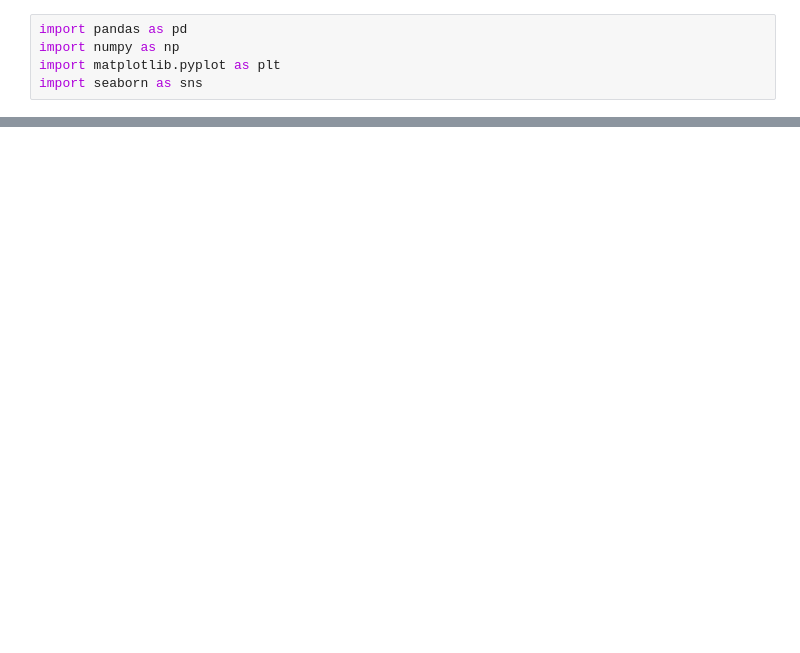
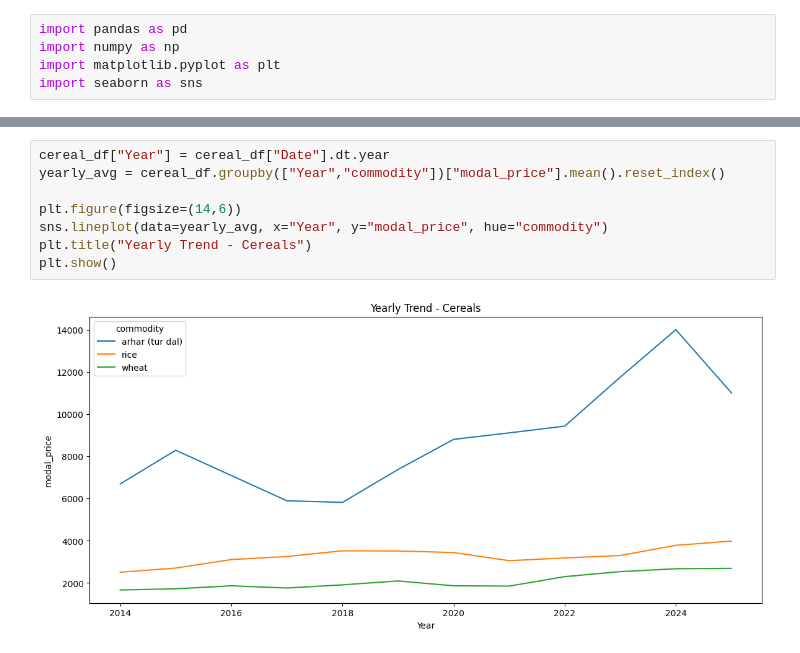
Before and after one commit to rajkarma16/Agri-Hotri_Price_Prediction, a Jupyter notebook: Data_Processing/plots.ipynb, the cells around one changed output, grey strips where cells are left out. Drawn from its saved outputs; the diff is of its cells as text; blank space fills up the shorter version.

```diff
--- a/Data_Processing/plots.ipynb
+++ b/Data_Processing/plots.ipynb
@@ -10,0 +86,10 @@ FileNotFoundError: [Errno 2] No such file or directory: 'Data\\Cereal_Final.csv'
+# %%
+cereal_df["Year"] = cereal_df["Date"].dt.year
+yearly_avg = cereal_df.groupby(["Year","commodity"])["modal_price"].mean().reset_index()
+
+plt.figure(figsize=(14,6))
+sns.lineplot(data=yearly_avg, x="Year", y="modal_price", hue="commodity")
+plt.title("Yearly Trend - Cereals")
+plt.show()
+# %% [output]
+[figure, added]
```
Also changed, not shown: parts of 13 cells of this notebook.
